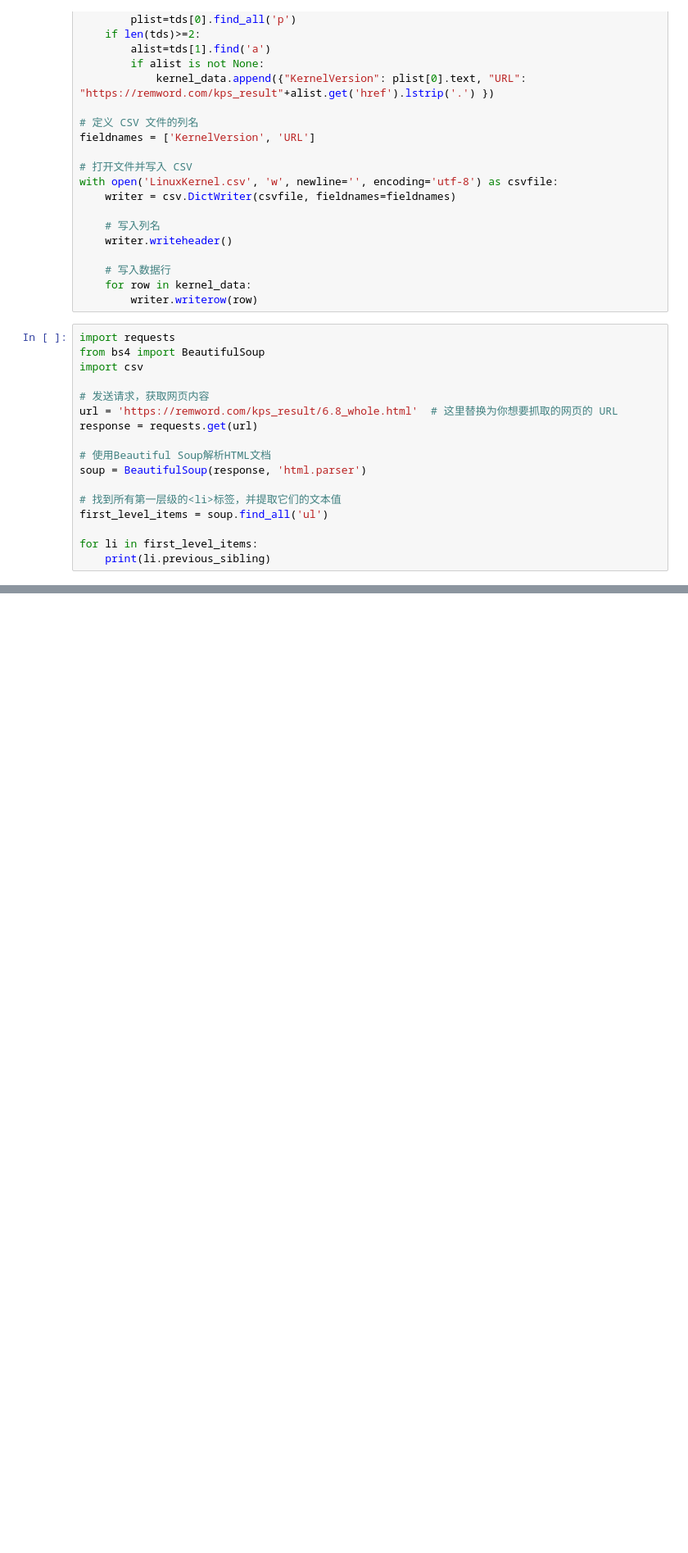
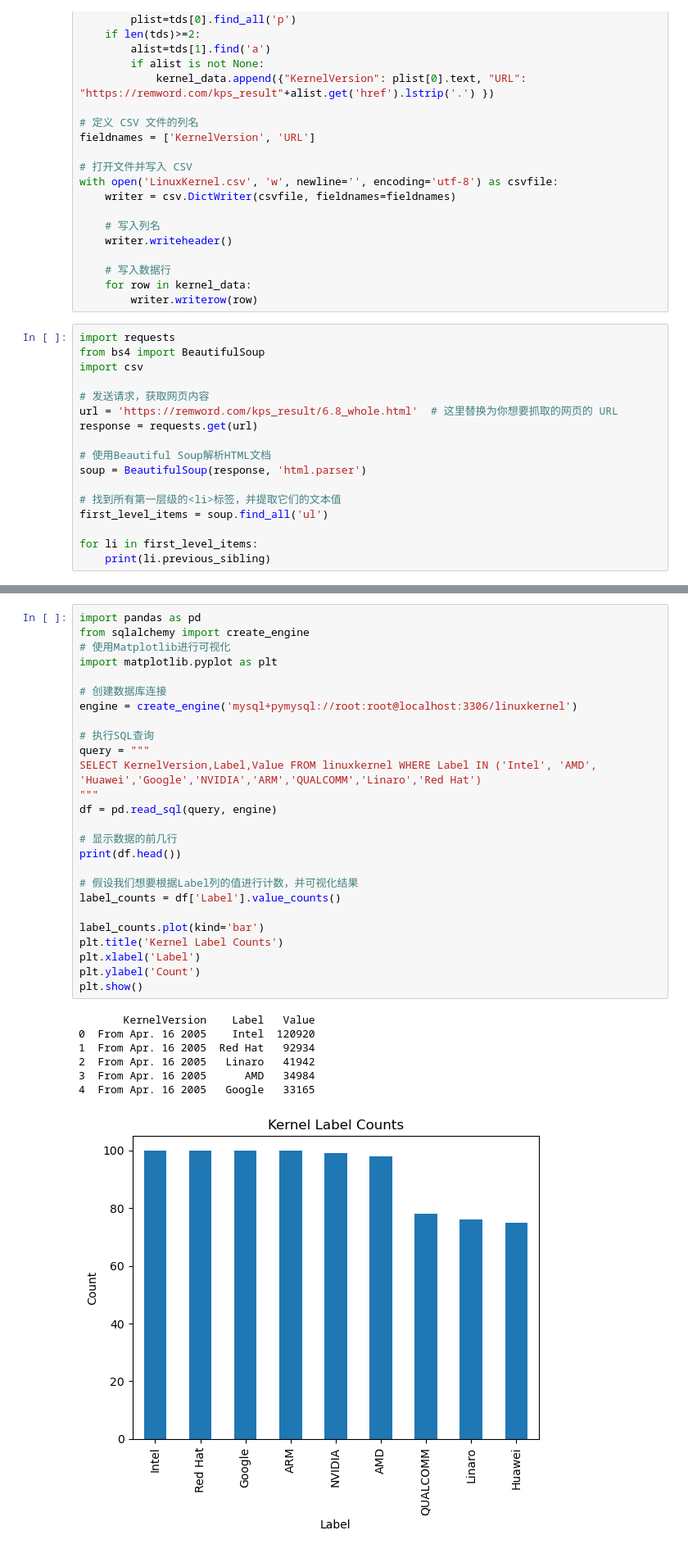
Before and after one commit to izhouliren/helloworld, a Jupyter notebook: helloworld.ipynb, the cells around one changed output, grey strips where cells are left out. Shown: that part at 82% size. Drawn from its saved outputs; the diff is of its cells as text; blank space fills up the shorter version.

```diff
--- a/helloworld.ipynb
+++ b/helloworld.ipynb
@@ -324,0 +309,34 @@ Value
+# %%
+import pandas as pd
+from sqlalchemy import create_engine
+# 使用Matplotlib进行可视化
+import matplotlib.pyplot as plt
+
+# 创建数据库连接
+engine = create_engine('mysql+pymysql://root:root@localhost:3306/linuxkernel')
+
+# 执行SQL查询
+query = """
+SELECT KernelVersion,Label,Value FROM linuxkernel WHERE Label IN ('Intel', 'AMD', 'Huawei','Google','NVIDIA','ARM','QUALCOMM','Linaro','Red Hat')
+"""
+df = pd.read_sql(query, engine)
+
+# 显示数据的前几行
+print(df.head())
+
+# 假设我们想要根据Label列的值进行计数，并可视化结果
+label_counts = df['Label'].value_counts()
+
+label_counts.plot(kind='bar')
+plt.title('Kernel Label Counts')
+plt.xlabel('Label')
+plt.ylabel('Count')
+plt.show()
+# %% [output]
+       KernelVersion    Label   Value
+0  From Apr. 16 2005    Intel  120920
+1  From Apr. 16 2005  Red Hat   92934
+2  From Apr. 16 2005   Linaro   41942
+3  From Apr. 16 2005      AMD   34984
+4  From Apr. 16 2005   Google   33165
+[figure, added]
```
Also changed, not shown: parts of 7 cells of this notebook, 1 other file.
